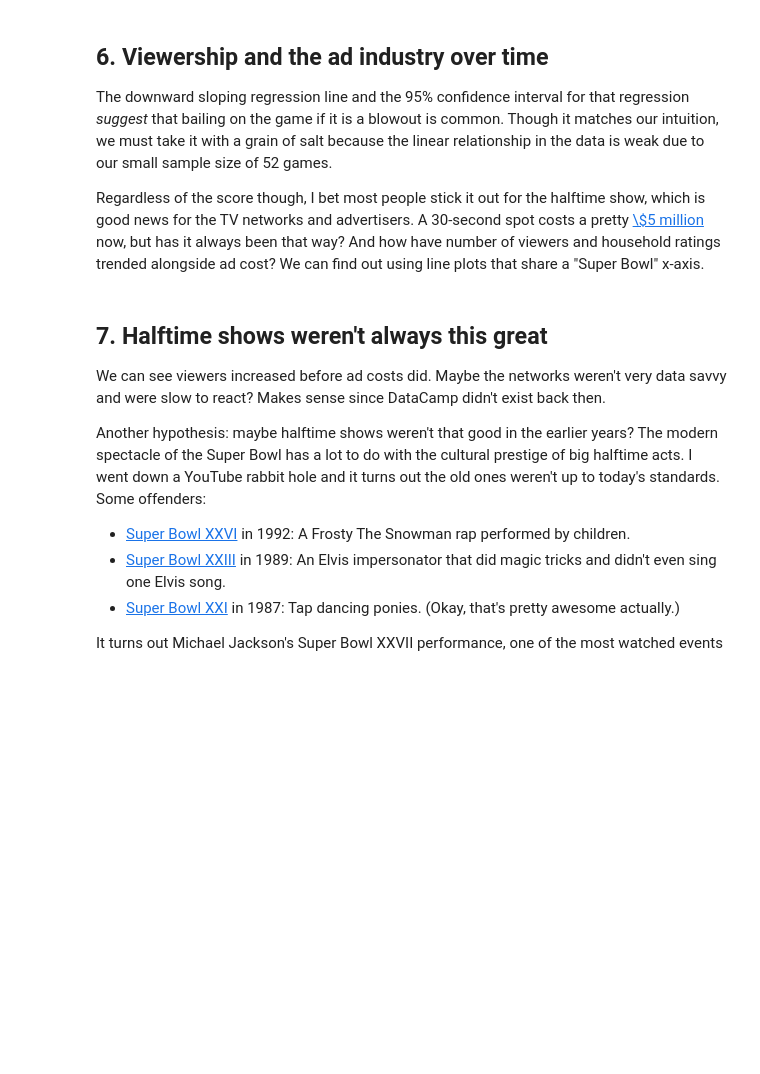
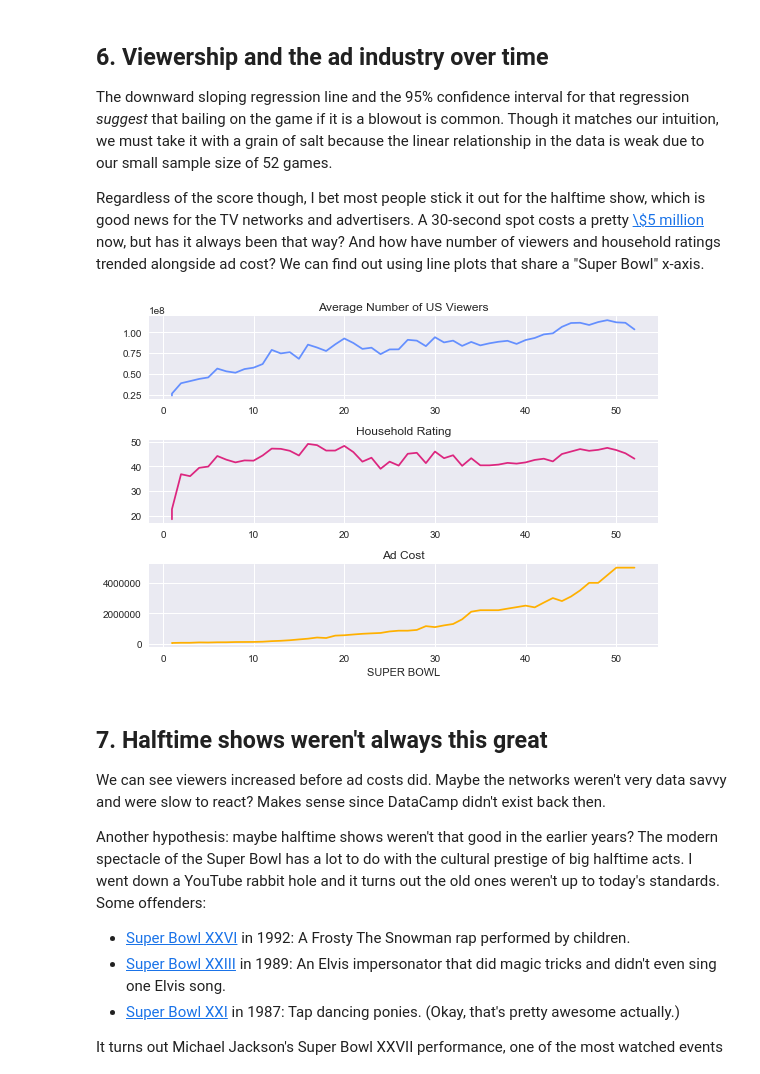
Before and after one commit to lilianngweta/superbowl-project, a Jupyter notebook: notebook.ipynb, the cells around one changed output. Cells and saved outputs as stored; diff of their text form; code cells hidden in the pictures; blank space fills up the shorter version.

Commit message:
Created a visualization with a 3 x 1 subplot to compare the trends of number of viewers, household ratings, and ad cost over time

```diff
--- a/notebook.ipynb
+++ b/notebook.ipynb
@@ -155,24 +155,27 @@ sns.regplot(x=games_tv.difference_pts, y=games_tv.share_household, data=games_tv
 <p>The downward sloping regression line and the 95% confidence interval for that regression <em>suggest</em> that bailing on the game if it is a blowout is common. Though it matches our intuition, we must take it with a grain of salt because the linear relationship in the data is weak due to our small sample size of 52 games.</p>
 <p>Regardless of the score though, I bet most people stick it out for the halftime show, which is good news for the TV networks and advertisers. A 30-second spot costs a pretty <a href="https://www.businessinsider.com/super-bowl-commercials-cost-more-than-eagles-quarterback-earns-2018-1">\$5 million</a> now, but has it always been that way? And how have number of viewers and household ratings trended alongside ad cost? We can find out using line plots that share a "Super Bowl" x-axis.</p>
 # %%
+import matplotlib.pyplot as plt
 # Create a figure with 3x1 subplot and activate the top subplot
 plt.subplot(3, 1, 1)
-plt.plot(..., ..., color=...)
+plt.plot(tv.super_bowl, tv.avg_us_viewers, color='#648FFF')
 plt.title('Average Number of US Viewers')
 
 # Activate the middle subplot
 plt.subplot(3, 1, 2)
-plt.plot(..., ..., ...)
+plt.plot(tv.super_bowl, tv.rating_household, color= '#DC267F')
 plt.title('Household Rating')
 
 # Activate the bottom subplot
 plt.subplot(3, 1, 3)
-# ... YOUR CODE FOR TASK 6 ...
+plt.plot(tv.super_bowl, tv.ad_cost, color='#FFB000')
 plt.title('Ad Cost')
 plt.xlabel('SUPER BOWL')
 
 # Improve the spacing between subplots
 plt.tight_layout()
+# %% [output]
+[figure, added]
 # %% [markdown]
 ## 7. Halftime shows weren't always this great
 <p>We can see viewers increased before ad costs did. Maybe the networks weren't very data savvy and were slow to react? Makes sense since DataCamp didn't exist back then.</p>
```
